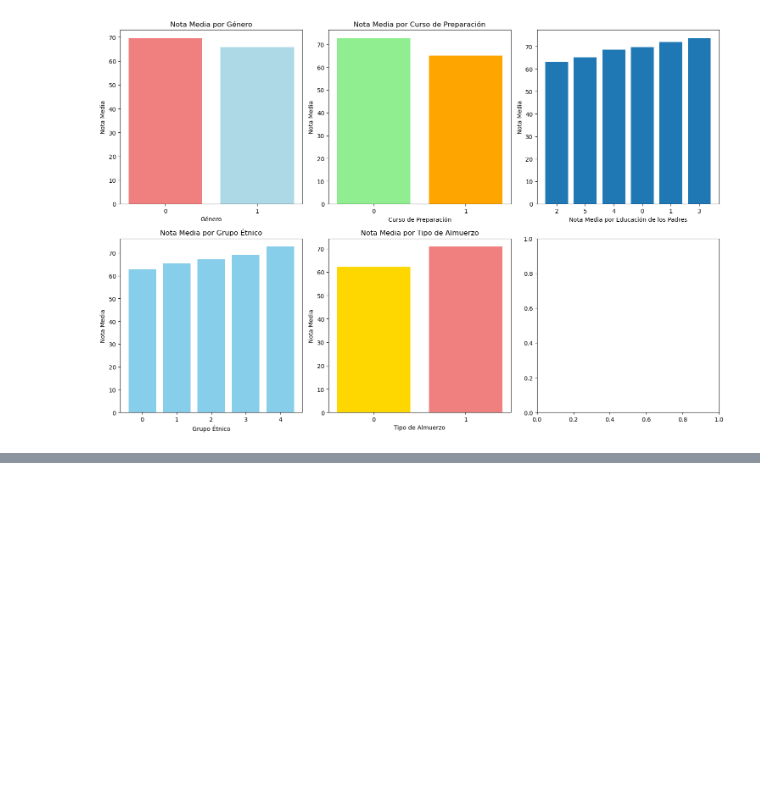
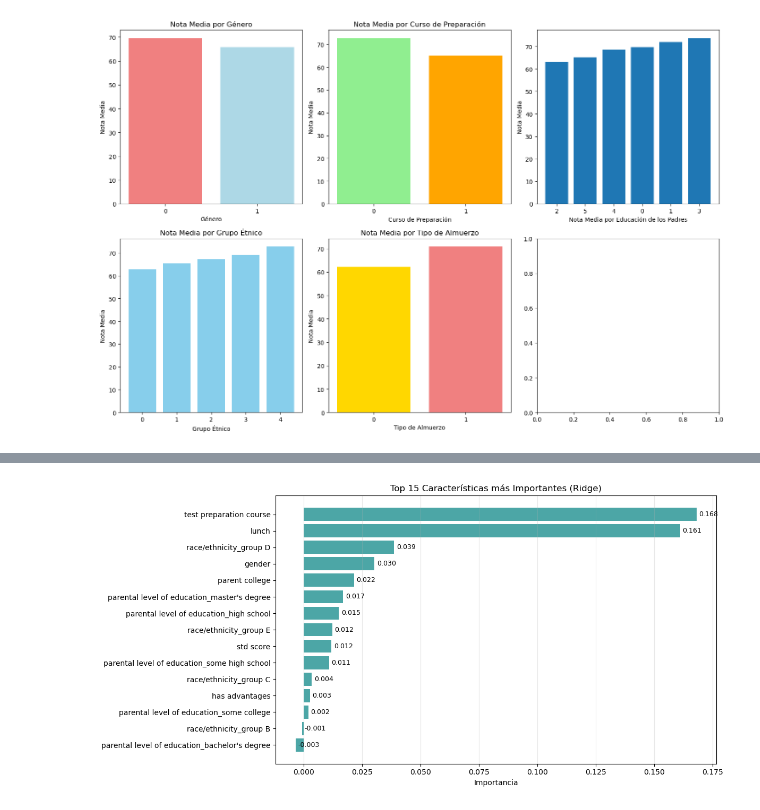
Before and after one commit to NIU1705899/kaggle_1705899, a Jupyter notebook: cas_kaggle.ipynb, the cells around one changed output, grey strips where cells are left out. Cells and saved outputs as stored; diff of their text form; code cells hidden in the pictures; blank space fills up the shorter version.

Commit message:
cas kaggle con ridge

```diff
--- a/cas_kaggle.ipynb
+++ b/cas_kaggle.ipynb
@@ -214,5 +216,5 @@ df_encoded.head()
 # %%
-X = df_encoded.drop(["math score", "reading score", "writing score", "mean score"], axis='columns')
+X = df_encoded.drop(['math score', 'reading score', 'writing score', 'mean score'], axis=1)
 y = df_encoded['mean score']
 # %%
 X_train, X_test, y_train, y_test = train_test_split(
@@ -344,0 +257,69 @@ VALIDACIÓN CRUZADA
+# %%
+ridge.fit(X_train_scaled, y_train)
+
+print("EVALUACIÓN DEL MODELO")
+
+y_pred_train = ridge.predict(X_train_scaled)
+y_pred_test = ridge.predict(X_test_scaled)
+
+train_r2 = r2_score(y_train, y_pred_train)
+test_r2 = r2_score(y_test, y_pred_test)
+train_mse = mean_squared_error(y_train, y_pred_train)
+test_mse = mean_squared_error(y_test, y_pred_test)
+train_mae = mean_absolute_error(y_train, y_pred_train)
+test_mae = mean_absolute_error(y_test, y_pred_test)
+train_rmse = np.sqrt(mean_squared_error(y_train, y_pred_train))
+test_rmse = np.sqrt(mean_squared_error(y_test, y_pred_test))
+
+print("Métricas de evaluación:")
+print(f"  R² Score - Entrenamiento: {train_r2:.4f}")
+print(f"  R² Score - Prueba:        {test_r2:.4f}")
+print(f"  MSE - Entrenamiento:      {train_mse:.2f}")
+print(f"  MSE - Prueba:             {test_mse:.2f}")
+print(f"  MAE - Entrenamiento:      {train_mae:.2f}")
+print(f"  MAE - Prueba:             {test_mae:.2f}")
+print(f"  RMSE - Entrenamiento:     {train_rmse:.2f}")
+print(f"  RMSE - Prueba:            {test_rmse:.2f}")
+
+print("\nVALIDACIÓN CRUZADA")
+print()
+
+cv_scores = cross_val_score(ridge, X, y, cv=5, scoring='r2', n_jobs=-1)
+print(f"R² en validación cruzada (5 folds):")
+print(f"  Media: {cv_scores.mean():.4f}")
+print(f"  Desviación estándar: {cv_scores.std():.4f}")
+print(f"  Rango: {cv_scores.min():.4f} - {cv_scores.max():.4f}")
+
+print("\nIMPORTANCIA DE CARACTERÍSTICAS")
+print()
+# Obtener importancia de características
+importances = permutation_importance(ridge, X_test_scaled, y_test, n_repeats=10, random_state=42)
+feature_names = X.columns
+# Crear DataFrame con importancias
+feature_importance_df = pd.DataFrame({
+    'feature': feature_names,
+    'importance': importances.importances_mean
+}).sort_values('importance', ascending=False)
+
+print("Top 10 características más importantes:")
+for i, row in feature_importance_df.head(10).iterrows():
+    print(f"  {row['feature']}: {row['importance']:.4f}")
+
+# Visualizar importancia de características
+plt.figure(figsize=(12, 6))
+bars = plt.barh(feature_importance_df['feature'][:15][::-1],
+                feature_importance_df['importance'][:15][::-1],
+                color='teal', alpha=0.7)
+plt.xlabel('Importancia')
+plt.title('Top 15 Características más Importantes (Ridge)')
+plt.grid(axis='x', alpha=0.3)
+
+# Añadir valores en las barras
+for bar in bars:
+    width = bar.get_width()
+    plt.text(width + 0.001, bar.get_y() + bar.get_height()/2,
+             f'{width:.3f}', ha='left', va='center', fontsize=9)
+
+plt.tight_layout()
+plt.show()
+# %% [output]
@@ -344,0 +343 @@ VALIDACIÓN CRUZADA
+[figure, added]
```
Also changed, not shown: parts of 9 cells of this notebook.
